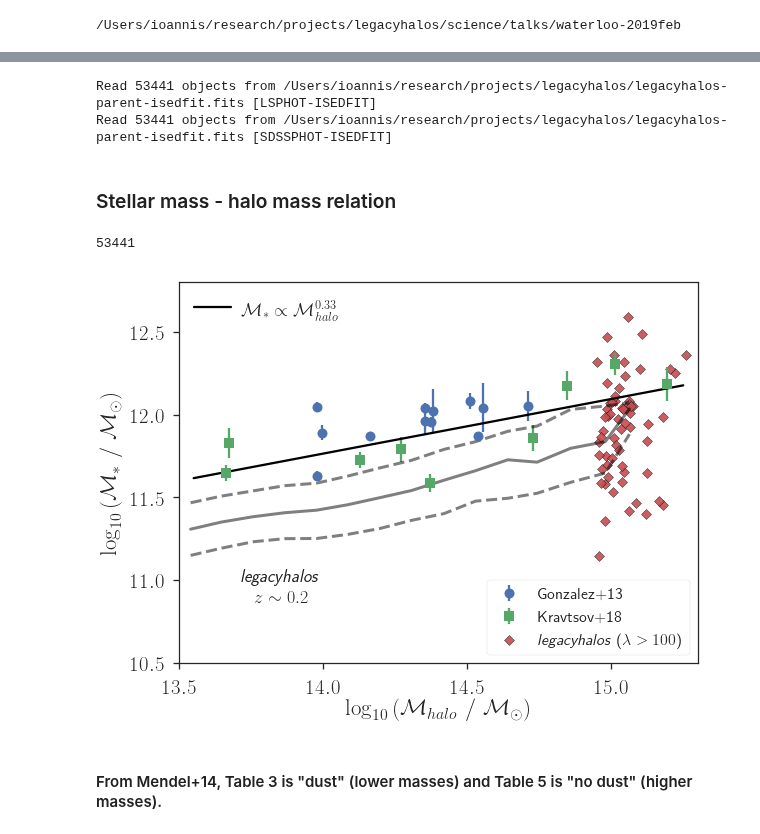
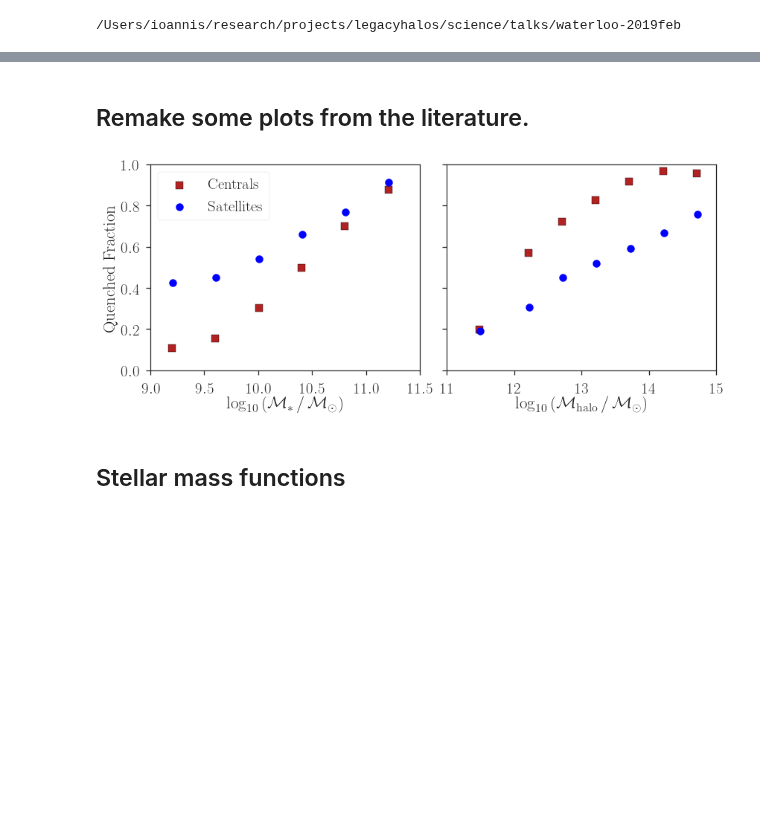
Before and after one commit to moustakas/legacyhalos, a Jupyter notebook: science/talks/waterloo-2019feb.ipynb, the cells around one changed output, grey strips where cells are left out. Cells and saved outputs as stored; diff of their text form; code cells hidden in the pictures; blank space fills up the shorter version.

```diff
--- a/science/talks/waterloo-2019feb.ipynb
+++ b/science/talks/waterloo-2019feb.ipynb
@@ -283,6 +55,2 @@ lhphot2 = lhphot2[m2]
-# %%
-lsisedfit = legacyhalos.io.read_parent(extname='LSPHOT-ISEDFIT', upenn=True, isedfit=True, verbose=True)
-sdssisedfit = legacyhalos.io.read_parent(extname='SDSSPHOT-ISEDFIT', upenn=True, isedfit=True, verbose=True)
-# %% [output]
-Read 53441 objects from /Users/ioannis/research/projects/legacyhalos/legacyhalos-parent-isedfit.fits [LSPHOT-ISEDFIT]
-Read 53441 objects from /Users/ioannis/research/projects/legacyhalos/legacyhalos-parent-isedfit.fits [SDSSPHOT-ISEDFIT]
+# %% [markdown]
+## Remake some plots from the literature.
@@ -289,19 +118,6 @@ Read 53441 objects from /Users/ioannis/research/projects/legacyhalos/legacyhalos
+# %%
+wang_fig1(png='wang18-fig1.png')
+# %% [output]
+[figure, added]
 # %% [markdown]
-### Stellar mass - halo mass relation
+## Stellar mass functions
-# %%
-cat = legacyhalos.io.read_parent(extname='LSPHOT-ISEDFIT', upenn=False,
-                                   isedfit=True, columns=('mstar_avg', 'sfr100_avg'))
-cat1 = legacyhalos.io.read_parent(extname='REDMAPPER', upenn=False,
-                                   isedfit=False, columns=('Z', 'LAMBDA_CHISQ'))
-cat = hstack( (cat, cat1) )
-
-cat2 = hstack( (lhphot, lhphot2) )
-print(len(cat))
-# %% [output]
-53441
-# %%
-qa_smhm_obs(cat, cat2, png='mstar-mhalo.png')
-# %% [output]
-[figure, removed]
-# %% [markdown]
-#### From Mendel+14, Table 3 is "dust" (lower masses) and Table 5 is "no dust" (higher masses).
```
Also changed, not shown: parts of 85 cells of this notebook, 3 other files.
